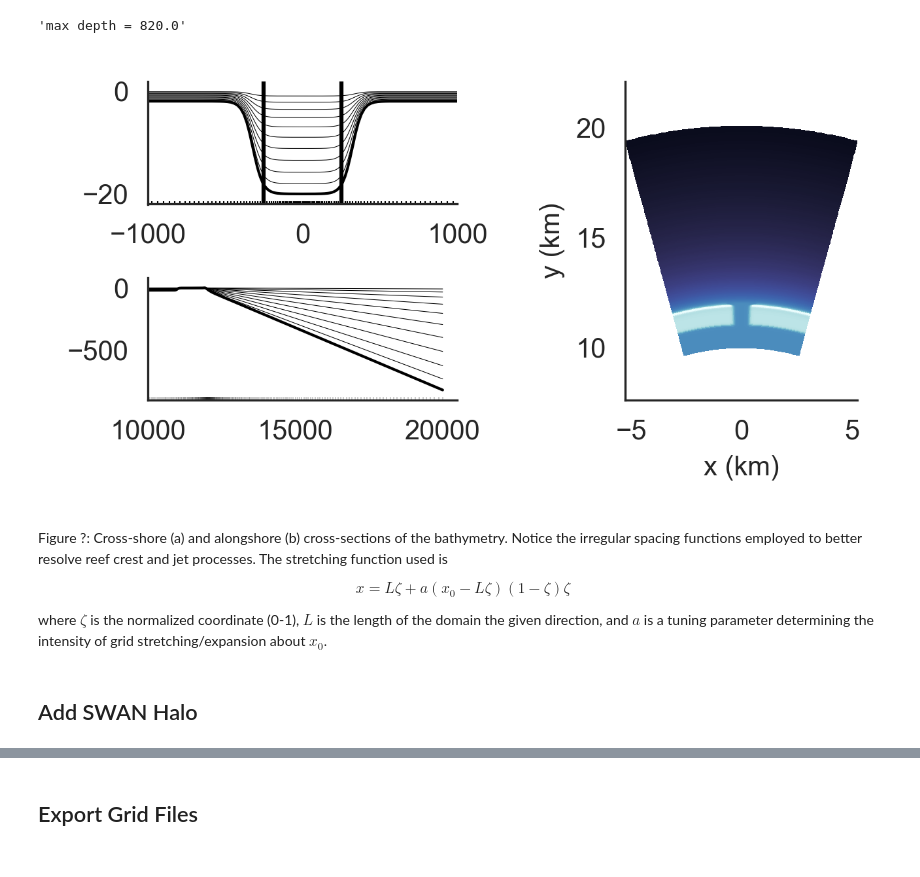
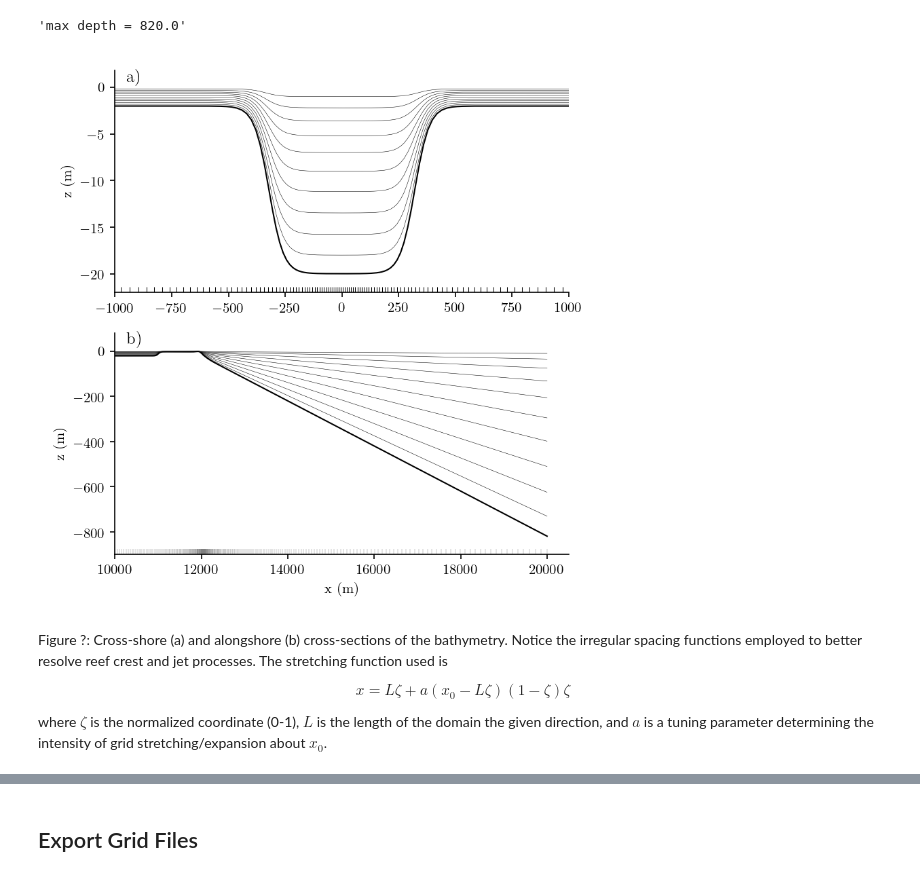
Before and after one commit to wingtorres/annulus, a Jupyter notebook: grid/ann_grid_analytic.ipynb, the cells around one changed output, grey strips where cells are left out. Saved outputs shown, nothing was run; the diff lists cells and outputs as text; code cells hidden in the pictures.

```diff
--- a/grid/ann_grid_analytic.ipynb
+++ b/grid/ann_grid_analytic.ipynb
@@ -26,7 +26,7 @@ import subprocess
 import numpy as np
 from scipy.stats import skewnorm
 import scipy.io as sio
-# import matlab.engine
+import matlab.engine
 
 import matplotlib as mpl
 import matplotlib.pyplot as plt
@@ -39,6 +39,9 @@ from romspy.grid import s2z, cart2polar, rx0, rx1
 from romspy.general import coriolis
 
 mpl.rcParams['figure.dpi'] = 300
+plt.rcParams['text.usetex'] = True
+plt.rcParams['font.family'] = "serif"
+plt.rcParams['text.latex.preamble'] = r'\usepackage{lmodern}'
 # %%
 class reef_grid():
 
@@ -297,49 +278,56 @@ import seaborn as sns
 
 i = 0 #86 for centerline
 j = 45
-sns.set_style("white")
+# sns.set_style("white")
 
 radial, azimut = G.Y[j,:], G.X[:,i]
 radial, azimut = G.R[:,i], G.S[j,:]
 
-fig = plt.figure(figsize=(6.5/1.5,3.5/1.5))
-gs = gridspec.GridSpec(nrows=2, ncols=2, width_ratios = [2, 1.5])
+fig = plt.figure(figsize=(5.5,5.5), dpi = 150)
+gs = gridspec.GridSpec(nrows=2, ncols=1)#, width_ratios = [2, 1.5])
 
 ax = fig.add_subplot(gs[0,0])
 plt.plot(azimut,  z[j,:], color = "k", linewidth = 0.25)
+plt.gca().text(0.025, 0.95, "a)", fontsize = 12, transform=plt.gca().transAxes)
+
 plt.plot(azimut, -G.h[j,:], color = "k", linewidth = 1)
+
 sns.rugplot(x = azimut, color = "k", linewidth = 0.5)
 #plt.gca().set_xlim(0, 6e3)
 plt.gca().set_xlim(-1e3, 1e3)
 #plt.gca().set_xlim(-3e3, 3e3)
+plt.gca().set_ylabel("z (m)")
 
-ax.axes.axvline(-250, color = "k"); ax.axes.axvline( 250, color = "k")
+# ax.axes.axvline(-250, color = "k"); ax.axes.axvline( 250, color = "k")
 
 ax = fig.add_subplot(gs[1,0])
+
 plt.plot(radial, z[:,i], color = "k", linewidth = 0.25)
 plt.plot(radial, -G.h[:,i], color = "k", linewidth = 1)
 sns.rugplot(x = radial, color = "k", linewidth = 0.1)
 #plt.gca().set_xlim(11e3,13e3); plt.gca().set_ylim(-5,0)
 plt.gca().set_xlim(10e3, None)
 # plt.gca().set_xlim(11.5e3, 12.5e3)
 # plt.gca().set_ylim(-2,0)
 #ax.axes.axvline(12000, color = "k")
+plt.gca().set_ylabel("z (m)")
+plt.gca().text(0.025, 0.95, "b)", fontsize = 12, transform=plt.gca().transAxes)
 
-fig.add_subplot(gs[:,1])
-plt.pcolormesh(G.X/1e3, G.Y/1e3, G.h, norm = LogNorm(vmin = 1, vmax = 1e3), cmap = cmocean.cm.ice_r, shading = "auto" )
-plt.gca().set_xlabel("x (km)")
-plt.gca().set_ylabel("y (km)")
-plt.gca().axis("equal")
+# fig.add_subplot(gs[:,1])
+# plt.pcolormesh(G.X/1e3, G.Y/1e3, G.h, norm = LogNorm(vmin = 1, vmax = 1e3), cmap = cmocean.cm.ice_r, shading = "auto" )
+# plt.gca().text(0.025, 0.95, "c)", fontsize = 12, transform=plt.gca().transAxes)
+
+plt.gca().set_xlabel("x (m)")
+# plt.gca().set_ylabel("y (km)")
+# plt.gca().axis("equal")
 
 plt.tight_layout()
 sns.despine()
 # %% [output]
-[figure, old version]
+[figure, new version]
 # %% [markdown]
 Figure ?: Cross-shore (a) and alongshore (b) cross-sections of the bathymetry. Notice the irregular spacing functions employed to better resolve reef crest and jet processes. The stretching function used is
 
 $$ x = L\zeta + a(x_0 - L\zeta)(1 - \zeta)\zeta $$
 
 where $\zeta$ is the normalized coordinate (0-1), $L$ is the length of the domain the given direction, and $a$ is a tuning parameter determining the intensity of grid stretching/expansion about $x_0$.
-# %% [markdown]
-## Add SWAN Halo
```
Also changed, not shown: parts of 10 cells of this notebook.
